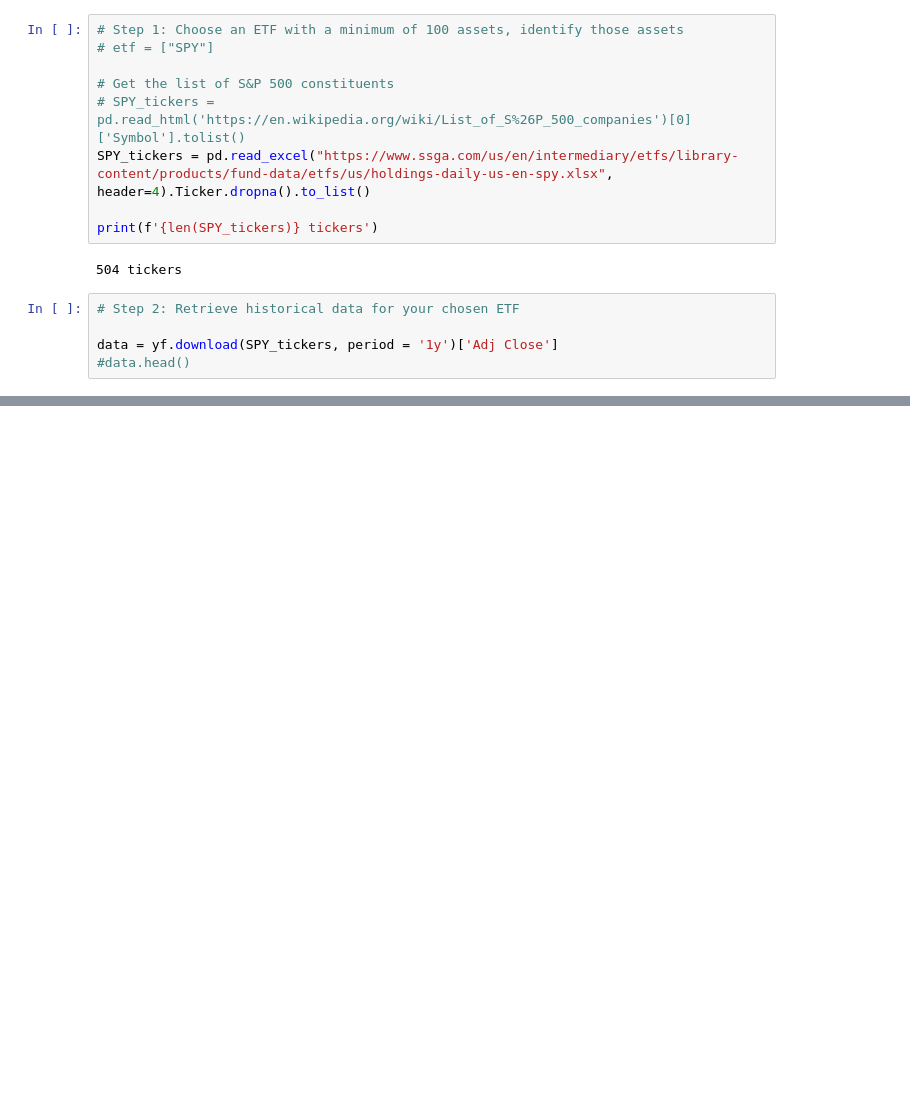
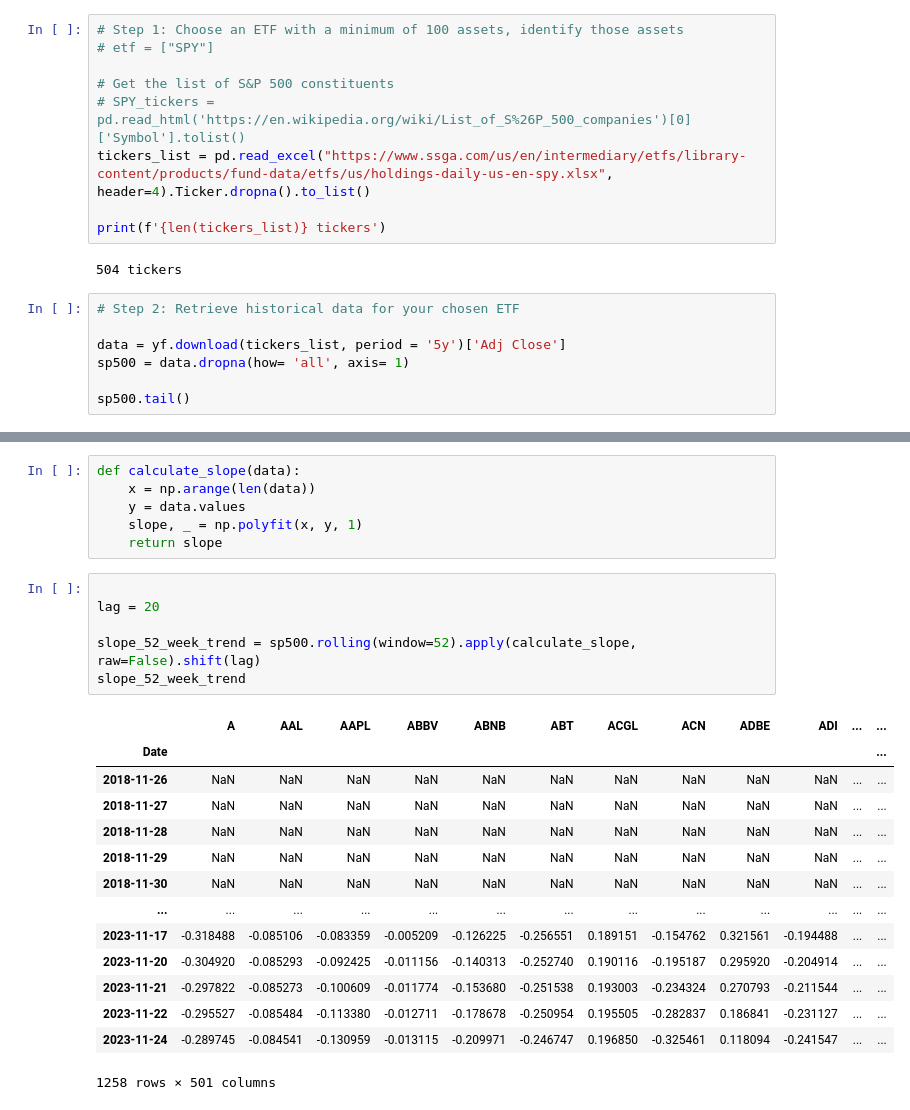
Before and after one commit to CCNY-Analytics-and-Quant/Quantative-Finance-Repo, a Jupyter notebook: Final-Project/workbooks/draft.ipynb, the cells around one changed output, grey strips where cells are left out. Saved outputs shown, nothing was run; the diff lists cells and outputs as text; blank space fills up the shorter version.

```diff
--- a/Final-Project/workbooks/draft.ipynb
+++ b/Final-Project/workbooks/draft.ipynb
@@ -29,16 +31,18 @@ import yfinance as yf
 
 # Get the list of S&P 500 constituents
 # SPY_tickers = pd.read_html('https://en.wikipedia.org/wiki/List_of_S%26P_500_companies')[0]['Symbol'].tolist()
-SPY_tickers = pd.read_excel("https://www.ssga.com/us/en/intermediary/etfs/library-content/products/fund-data/etfs/us/holdings-daily-us-en-spy.xlsx", header=4).Ticker.dropna().to_list()
+tickers_list = pd.read_excel("https://www.ssga.com/us/en/intermediary/etfs/library-content/products/fund-data/etfs/us/holdings-daily-us-en-spy.xlsx", header=4).Ticker.dropna().to_list()
 
-print(f'{len(SPY_tickers)} tickers')
+print(f'{len(tickers_list)} tickers')
 # %% [output]
 504 tickers
 # %%
 # Step 2: Retrieve historical data for your chosen ETF
 
-data = yf.download(SPY_tickers, period = '1y')['Adj Close']
-#data.head()
+data = yf.download(tickers_list, period = '5y')['Adj Close']
+sp500 = data.dropna(how= 'all', axis= 1)
+
+sp500.tail()
 # %% [output]
 [*********************100%%**********************]  504 of 504 completed
 3 Failed downloads:
@@ -64,0 +59,27 @@ sp500
+# %%
+def calculate_slope(data):
+    x = np.arange(len(data))
+    y = data.values
+    slope, _ = np.polyfit(x, y, 1)
+    return slope
+# %%
+
+lag = 20
+
+slope_52_week_trend = sp500.rolling(window=52).apply(calculate_slope, raw=False).shift(lag)
+slope_52_week_trend
+# %% [output]
+|  | A | AAL | AAPL | ABBV | ABNB | ABT | ACGL | ACN | ADBE | ADI | ... | ... |
+| Date |  |  |  |  |  |  |  |  |  |  |  | ... |
+| 2018-11-26 | NaN | NaN | NaN | NaN | NaN | NaN | NaN | NaN | NaN | NaN | ... | ... |
+| 2018-11-27 | NaN | NaN | NaN | NaN | NaN | NaN | NaN | NaN | NaN | NaN | ... | ... |
+| 2018-11-28 | NaN | NaN | NaN | NaN | NaN | NaN | NaN | NaN | NaN | NaN | ... | ... |
+| 2018-11-29 | NaN | NaN | NaN | NaN | NaN | NaN | NaN | NaN | NaN | NaN | ... | ... |
+| 2018-11-30 | NaN | NaN | NaN | NaN | NaN | NaN | NaN | NaN | NaN | NaN | ... | ... |
+| ... | ... | ... | ... | ... | ... | ... | ... | ... | ... | ... | ... | ... |
+| 2023-11-17 | -0.318488 | -0.085106 | -0.083359 | -0.005209 | -0.126225 | -0.256551 | 0.189151 | -0.154762 | 0.321561 | -0.194488 | ... | ... |
+| 2023-11-20 | -0.304920 | -0.085293 | -0.092425 | -0.011156 | -0.140313 | -0.252740 | 0.190116 | -0.195187 | 0.295920 | -0.204914 | ... | ... |
+| 2023-11-21 | -0.297822 | -0.085273 | -0.100609 | -0.011774 | -0.153680 | -0.251538 | 0.193003 | -0.234324 | 0.270793 | -0.211544 | ... | ... |
+| 2023-11-22 | -0.295527 | -0.085484 | -0.113380 | -0.012711 | -0.178678 | -0.250954 | 0.195505 | -0.282837 | 0.186841 | -0.231127 | ... | ... |
+| 2023-11-24 | -0.289745 | -0.084541 | -0.130959 | -0.013115 | -0.209971 | -0.246747 | 0.196850 | -0.325461 | 0.118094 | -0.241547 | ... | ... |
+1258 rows × 501 columns
```
Also changed, not shown: parts of 15 cells of this notebook.
